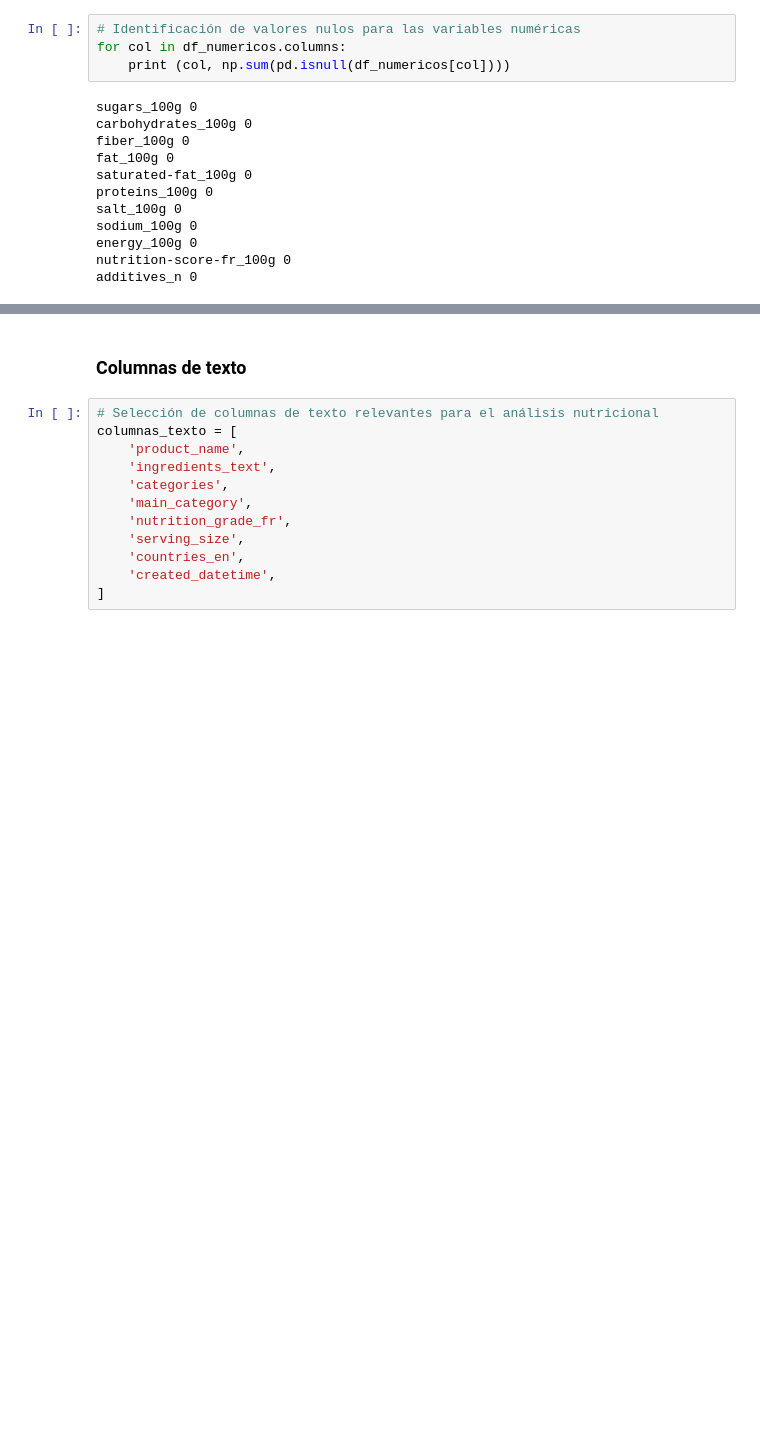
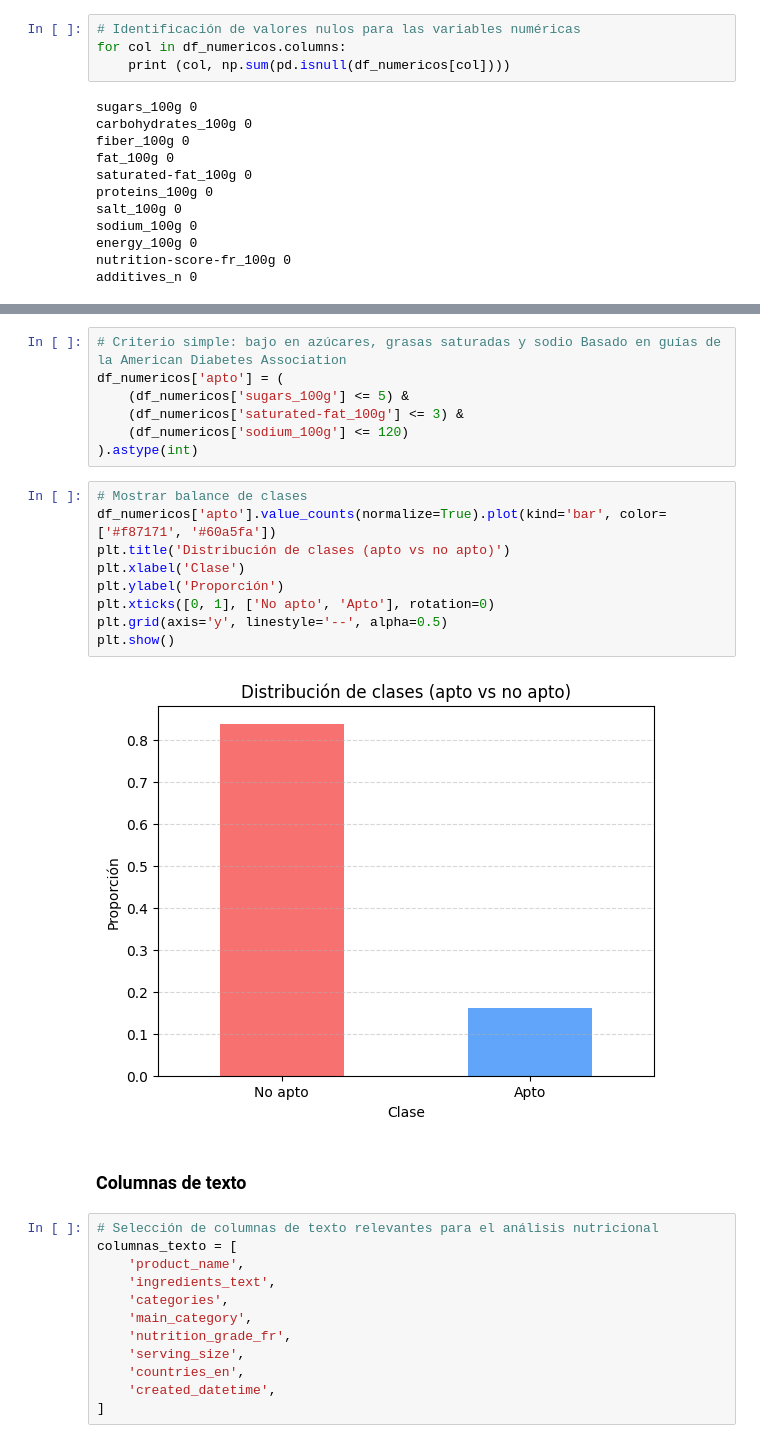
Before and after one commit to anderson729/monografia, a Jupyter notebook: Preparacion_Datos.ipynb, the cells around one changed output, grey strips where cells are left out. Drawn from its saved outputs; the diff is of its cells as text; blank space fills up the shorter version.

```diff
--- a/Preparacion_Datos.ipynb
+++ b/Preparacion_Datos.ipynb
@@ -327,3 +356,21 @@ df_numericas_scaled.head()
+# %%
+# Criterio simple: bajo en azúcares, grasas saturadas y sodio Basado en guías de la American Diabetes Association
+df_numericos['apto'] = (
+    (df_numericos['sugars_100g'] <= 5) &
+    (df_numericos['saturated-fat_100g'] <= 3) &
+    (df_numericos['sodium_100g'] <= 120)
+).astype(int)
+# %%
+# Mostrar balance de clases
+df_numericos['apto'].value_counts(normalize=True).plot(kind='bar', color=['#f87171', '#60a5fa'])
+plt.title('Distribución de clases (apto vs no apto)')
+plt.xlabel('Clase')
+plt.ylabel('Proporción')
+plt.xticks([0, 1], ['No apto', 'Apto'], rotation=0)
+plt.grid(axis='y', linestyle='--', alpha=0.5)
+plt.show()
+# %% [output]
+[figure, added]
 # %% [markdown]
 ### Columnas de texto
 # %%
```
Also changed, not shown: parts of 12 cells of this notebook, 2 other files.
